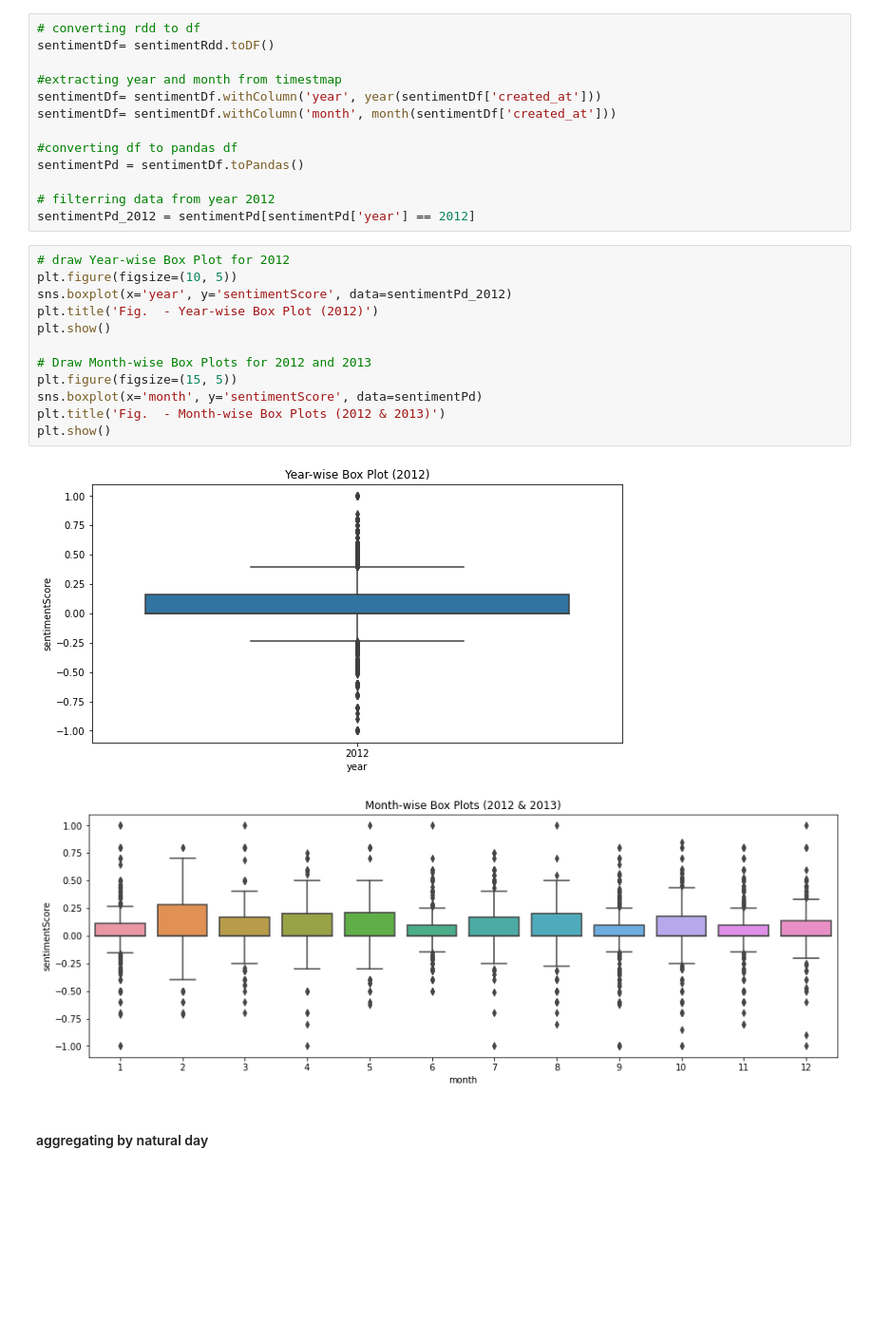
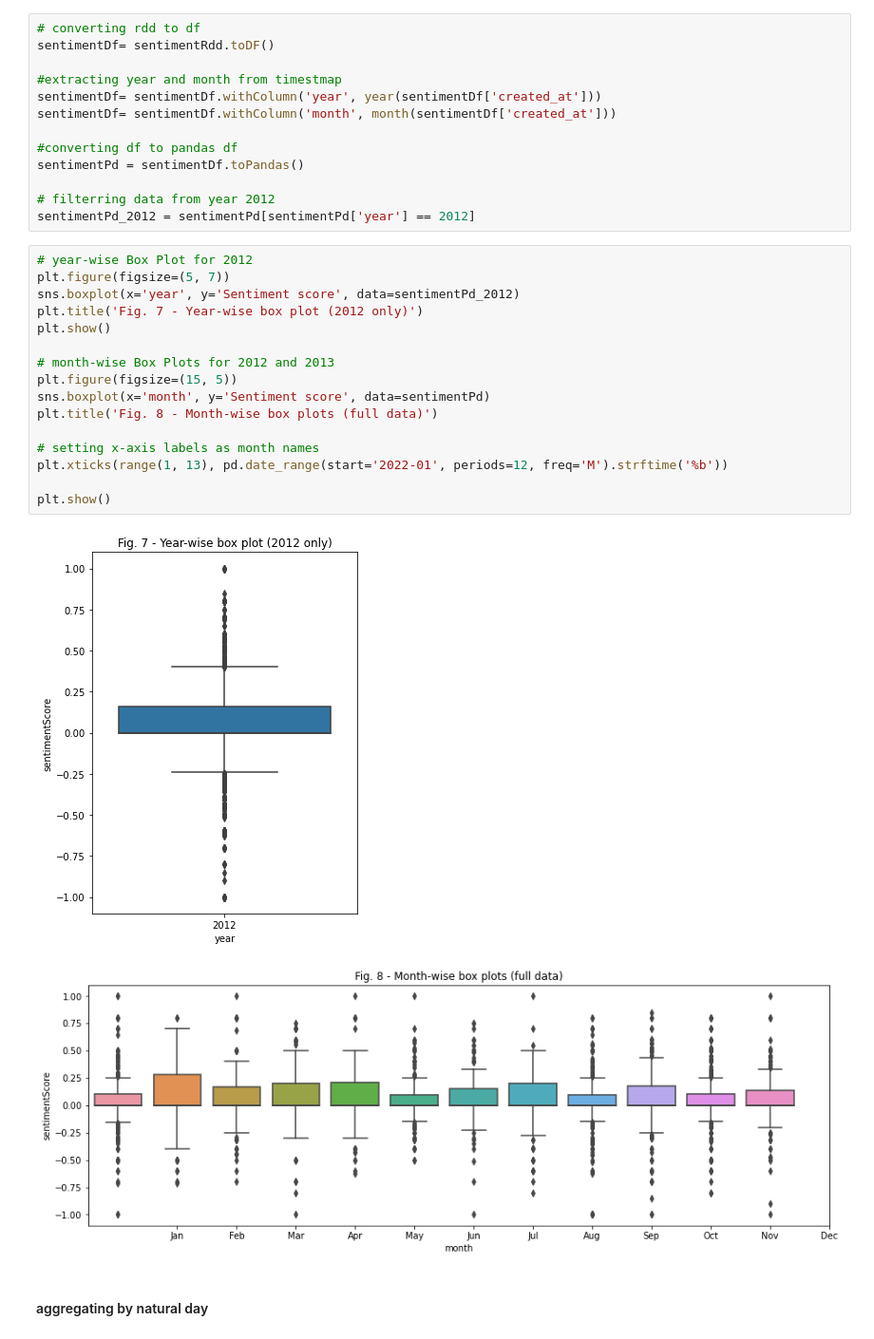
Before and after one commit to Carloselrecharlie/CA2_2ndSem, a Jupyter notebook: CA2_2ndSem.ipynb, the cells around one changed output. Shown at 95% size. Drawn from its saved outputs; the diff is of its cells as text; blank space fills up the shorter version.

```diff
--- a/CA2_2ndSem.ipynb
+++ b/CA2_2ndSem.ipynb
@@ -900,20 +899,24 @@ sentimentPd = sentimentDf.toPandas()
 # filterring data from year 2012
 sentimentPd_2012 = sentimentPd[sentimentPd['year'] == 2012]
 # %%
-# draw Year-wise Box Plot for 2012
-plt.figure(figsize=(10, 5))
-sns.boxplot(x='year', y='sentimentScore', data=sentimentPd_2012)
-plt.title('Fig.  - Year-wise Box Plot (2012)')
+# year-wise Box Plot for 2012
+plt.figure(figsize=(5, 7))
+sns.boxplot(x='year', y='Sentiment score', data=sentimentPd_2012)
+plt.title('Fig. 7 - Year-wise box plot (2012 only)')
 plt.show()
 
-# Draw Month-wise Box Plots for 2012 and 2013
+# month-wise Box Plots for 2012 and 2013
 plt.figure(figsize=(15, 5))
-sns.boxplot(x='month', y='sentimentScore', data=sentimentPd)
-plt.title('Fig.  - Month-wise Box Plots (2012 & 2013)')
+sns.boxplot(x='month', y='Sentiment score', data=sentimentPd)
+plt.title('Fig. 8 - Month-wise box plots (full data)')
+
+# setting x-axis labels as month names
+plt.xticks(range(1, 13), pd.date_range(start='2022-01', periods=12, freq='M').strftime('%b'))
+
 plt.show()
 # %% [output]
-[figure, old version]
+[figure, new version]
-[figure, old version]
+[figure, new version]
 # %% [markdown]
 #### aggregating by natural day
 # %%
```
Also changed, not shown: parts of 62 cells of this notebook.
